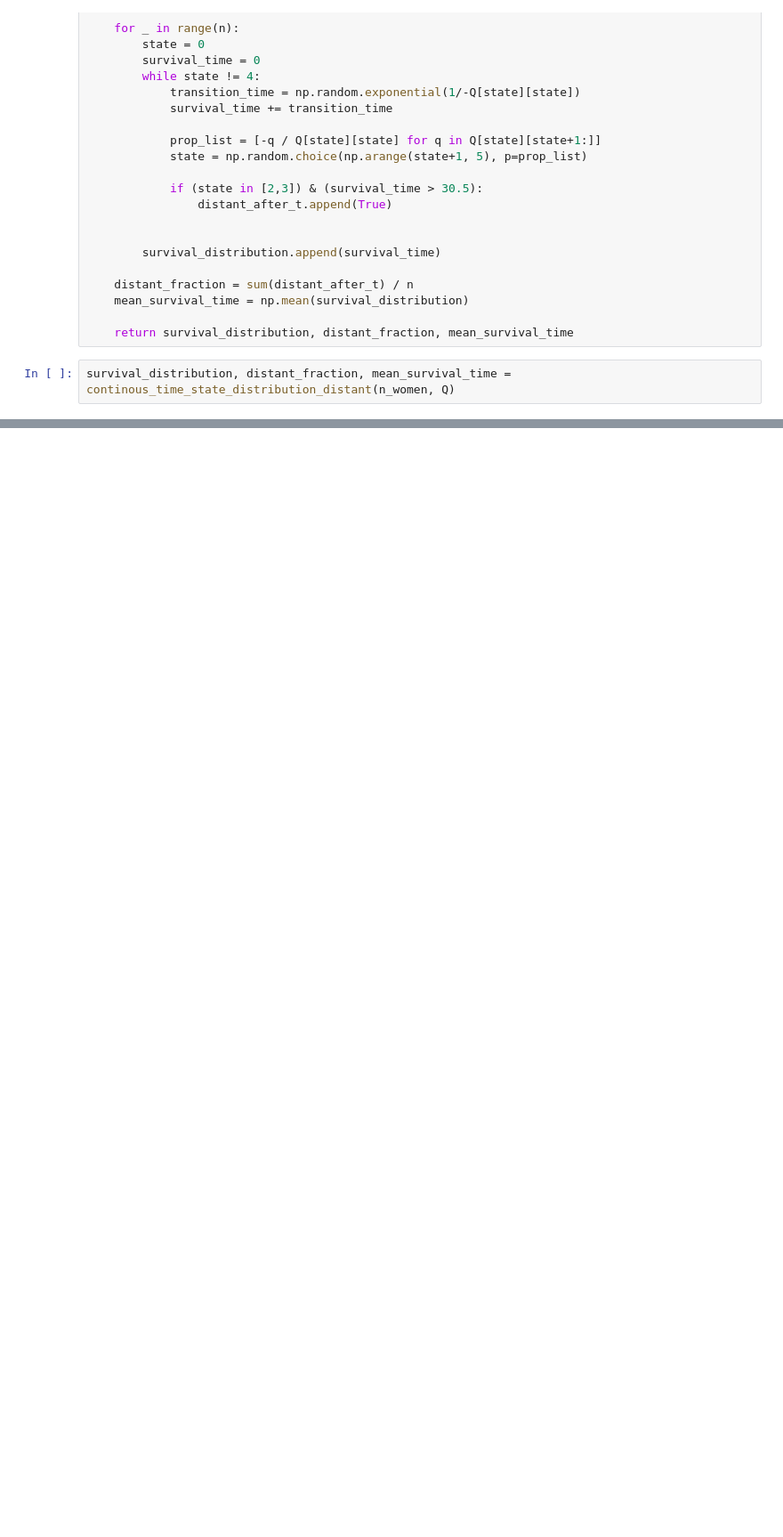
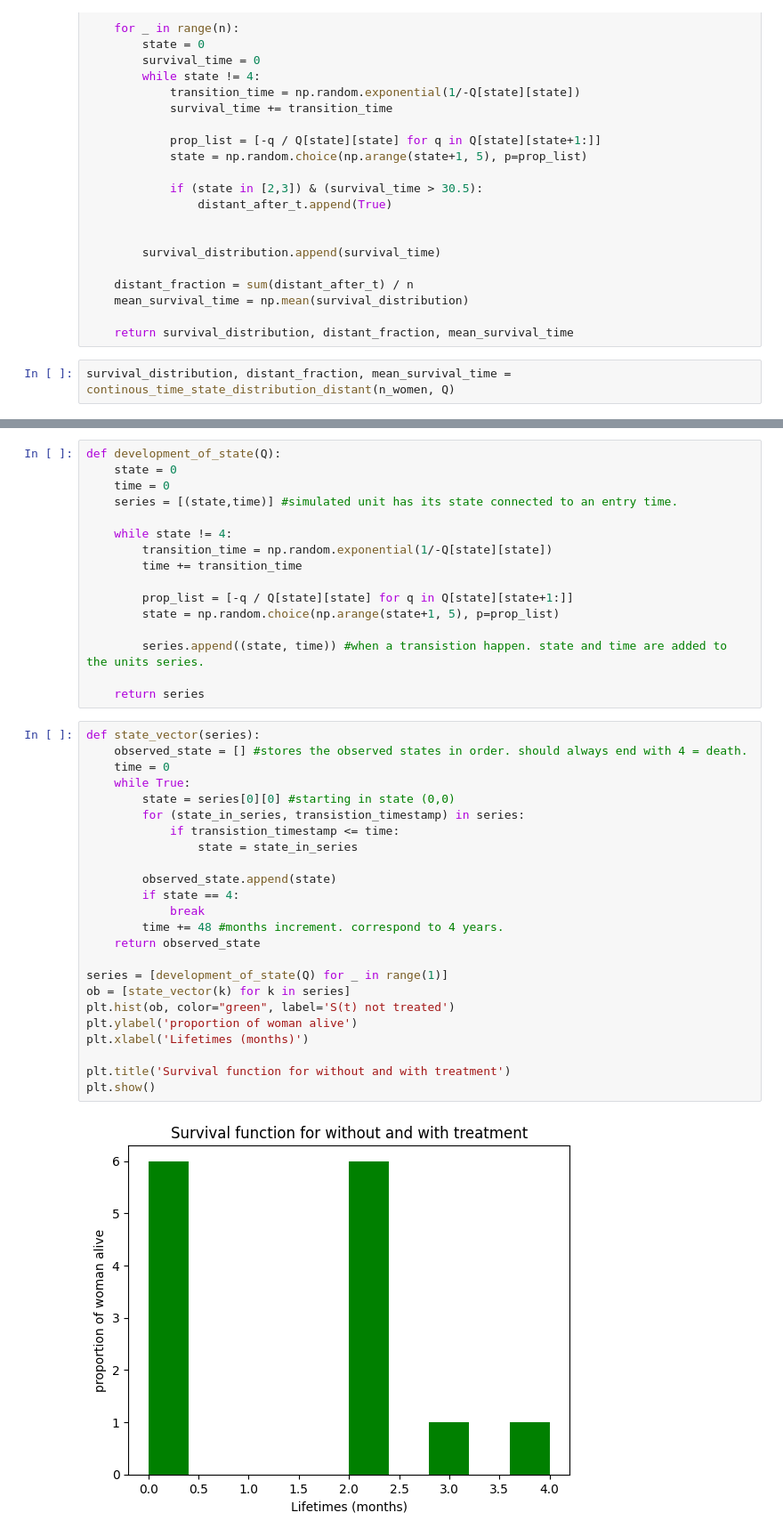
Before and after one commit to kridk999/stochastic_project1, a Jupyter notebook: src/prjt1/projekt_part2.ipynb, the cells around one changed output, grey strips where cells are left out. Shown at 89% size. Drawn from its saved outputs; the diff is of its cells as text; blank space fills up the shorter version.

```diff
--- a/src/prjt1/projekt_part2.ipynb
+++ b/src/prjt1/projekt_part2.ipynb
@@ -99,0 +212,42 @@ Distant fraction after 30.5 months: 0.799
+# %%
+def development_of_state(Q):
+    state = 0
+    time = 0
+    series = [(state,time)] #simulated unit has its state connected to an entry time.
+
+    while state != 4:
+        transition_time = np.random.exponential(1/-Q[state][state])
+        time += transition_time
+
+        prop_list = [-q / Q[state][state] for q in Q[state][state+1:]]
+        state = np.random.choice(np.arange(state+1, 5), p=prop_list)
+
+        series.append((state, time)) #when a transistion happen. state and time are added to the units series.
+
+    return series
+# %%
+def state_vector(series):
+    observed_state = [] #stores the observed states in order. should always end with 4 = death.
+    time = 0
+    while True:
+        state = series[0][0] #starting in state (0,0)
+        for (state_in_series, transistion_timestamp) in series:
+            if transistion_timestamp <= time:
+                state = state_in_series
+
+        observed_state.append(state)
+        if state == 4:
+            break
+        time += 48 #months increment. correspond to 4 years.
+    return observed_state
+
+series = [development_of_state(Q) for _ in range(1)]
+ob = [state_vector(k) for k in series]
+plt.hist(ob, color="green", label='S(t) not treated')
+plt.ylabel('proportion of woman alive')
+plt.xlabel('Lifetimes (months)')
+
+plt.title('Survival function for without and with treatment')
+plt.show()
+# %% [output]
+[figure, added]
```
Also changed, not shown: parts of 20 cells of this notebook.
